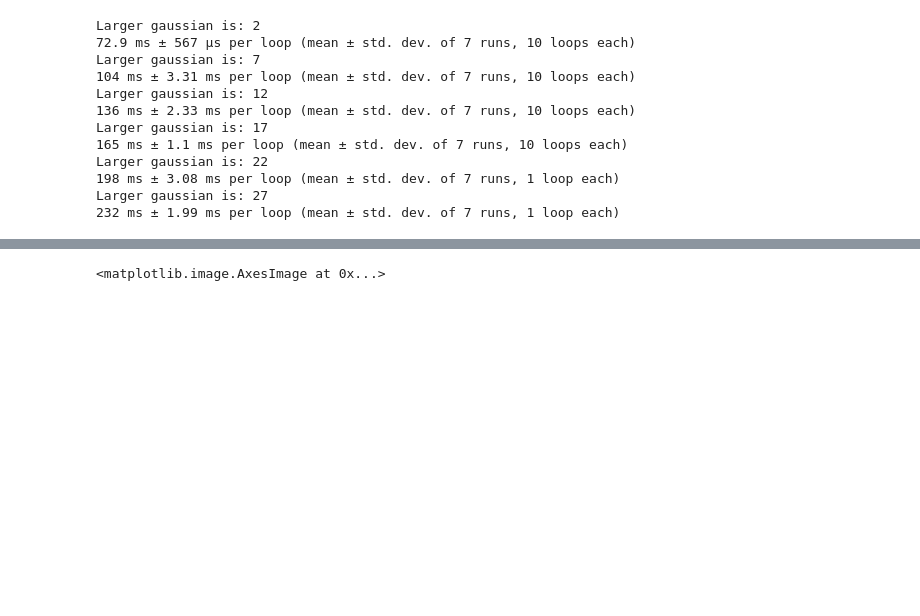
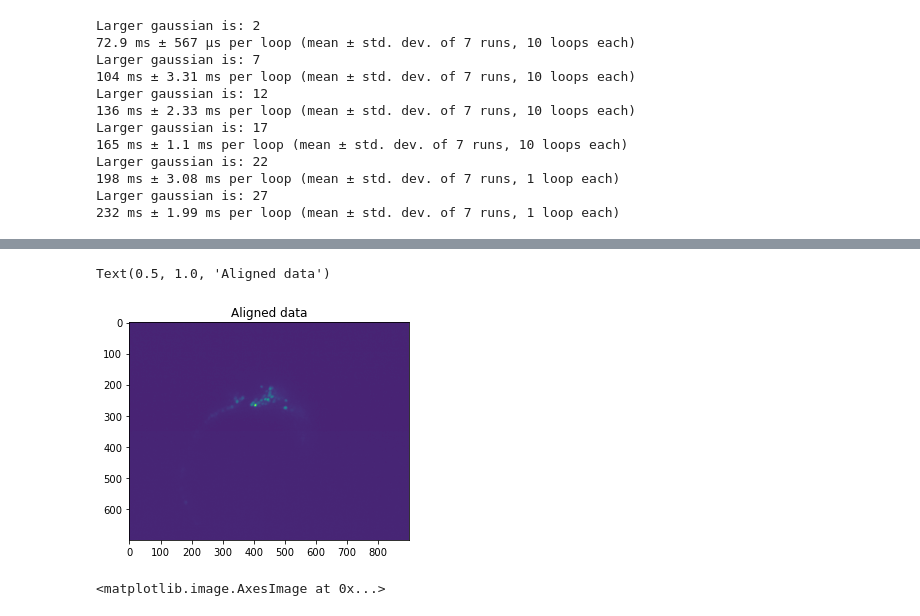
Before and after one commit to ch9nuk9/wbfm, a Jupyter notebook: example-feature-workflow/feature_alignment/Rigid_alignment_tests.ipynb, the cells around one changed output, grey strips where cells are left out. Cells and saved outputs as stored; diff of their text form; code cells hidden in the pictures; blank space fills up the shorter version.

```diff
--- a/example-feature-workflow/feature_alignment/Rigid_alignment_tests.ipynb
+++ b/example-feature-workflow/feature_alignment/Rigid_alignment_tests.ipynb
@@ -194,6 +303,7 @@ bigtiff_folder = r'D:\More-stabilized-wbfm'
 btf_fname_red = r'test2020-10-22_16-15-20_test4-channel-0-pco_camera1\test2020-10-22_16-15-20_test4-channel-0-pco_camera1bigtiff.btf'
 btf_fname_red = os.path.join(bigtiff_folder, btf_fname_red)
 
-dat = get_single_volume(btf_fname_red, 0, 33, alpha=0.15)
+dat = get_single_volume(btf_fname_red, 1, 33, alpha=1.0, dtype='uint16')
+dat = dat[8:-2]
 # %%
 # print("Filtering... takes a while")
@@ -265,3 +361,11 @@ Plotting...
+# %%
+%matplotlib inline
+i = 20
+plt.imshow(dat[i,...])
+plt.title('Aligned data')
+# %% [output]
+Text(0.5, 1.0, 'Aligned data')
+[figure, added]
 # %%
 plt.imshow(dat[i,...])
 # %% [output]
```
Also changed, not shown: parts of 11 cells of this notebook, 1 other file.
